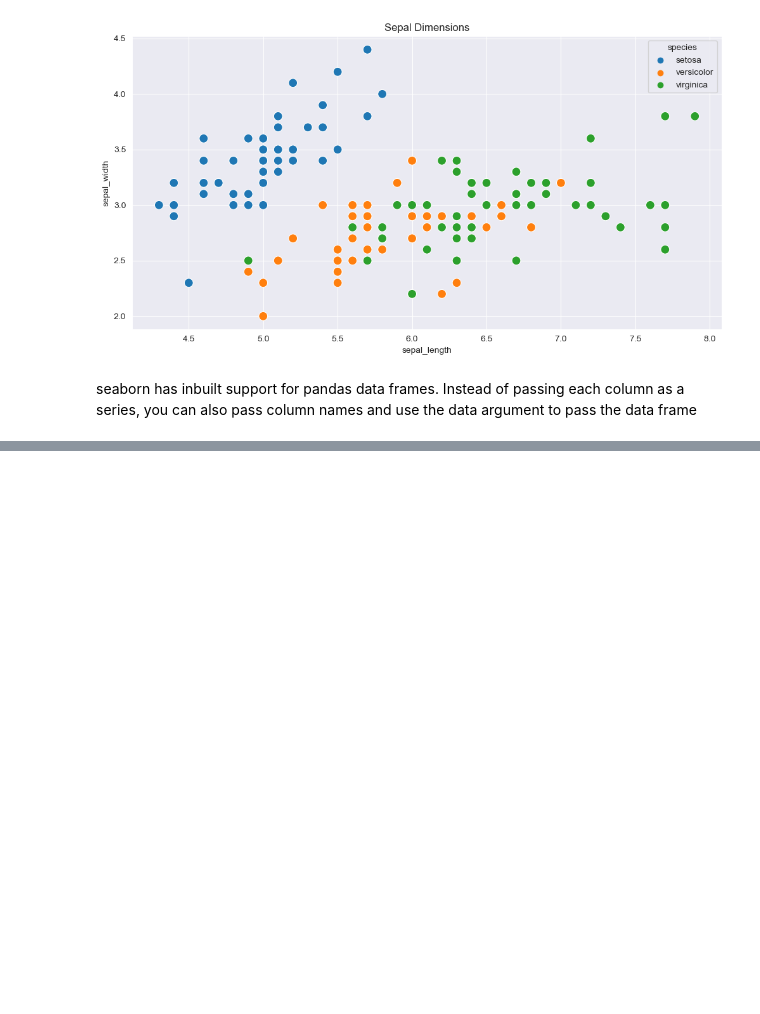
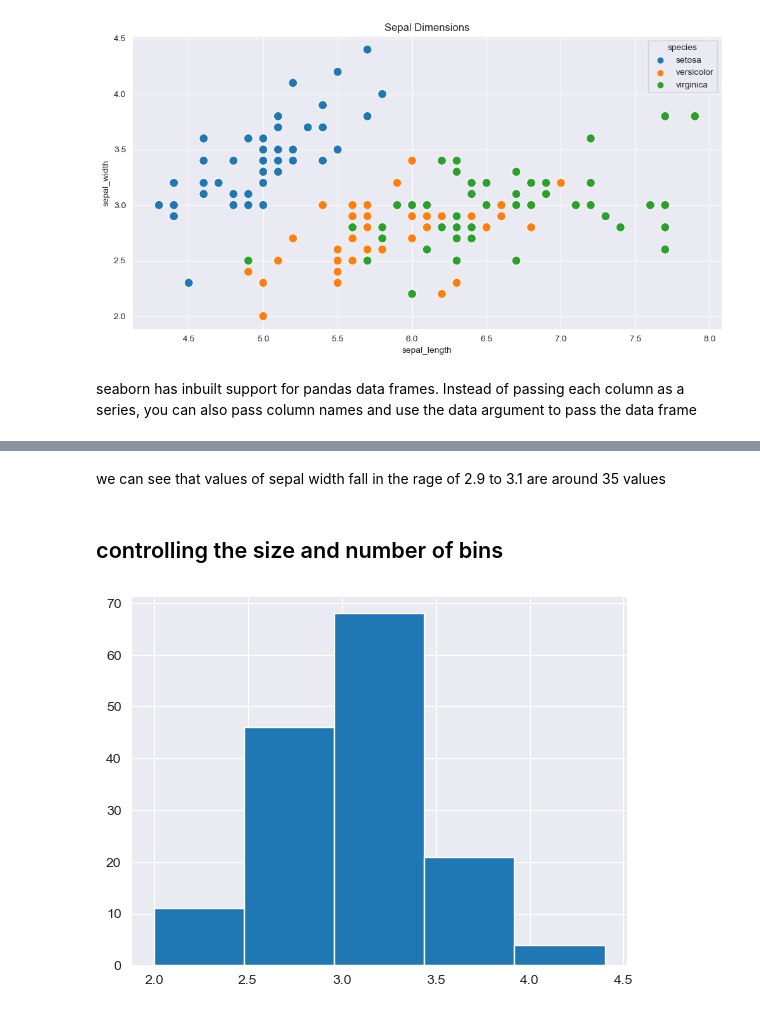
Before and after one commit to IshitaPathak/Data-Analysis, a Jupyter notebook: matplotlib.ipynb, the cells around one changed output, grey strips where cells are left out. Saved outputs shown, nothing was run; the diff lists cells and outputs as text; code cells hidden in the pictures; blank space fills up the shorter version.

```diff
--- a/Untitled.ipynb
+++ b/matplotlib.ipynb
@@ -244,0 +284,9 @@ TypeError: scatterplot() got multiple values for argument 'data'
+# %% [markdown]
+we can see that values of sepal width fall in the rage of 2.9 to 3.1 are around 35 values
+# %% [markdown]
+## controlling the size and number of bins
+# %%
+#specifying the number of bins
+plt.hist(flowers_df.sepal_width,bins=5);
+# %% [output]
+[figure, added]
```
Also changed, not shown: parts of 30 cells of this notebook.
